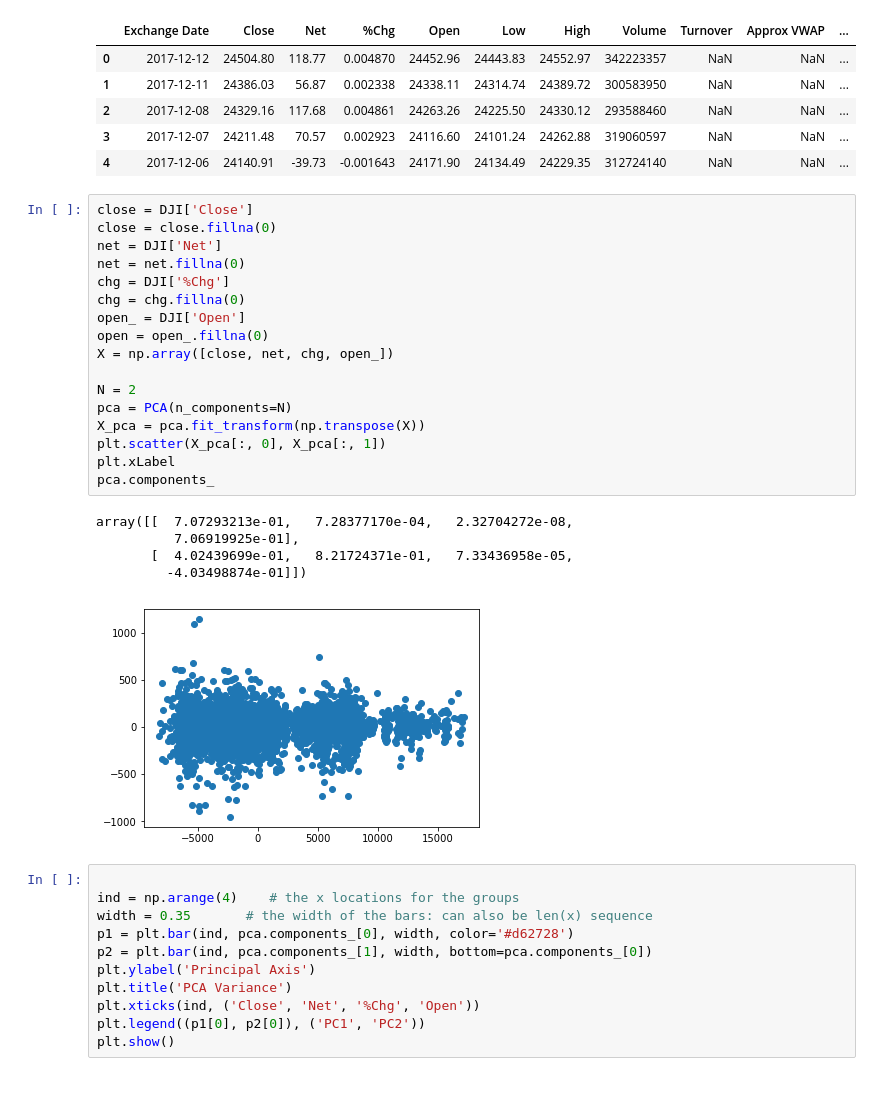
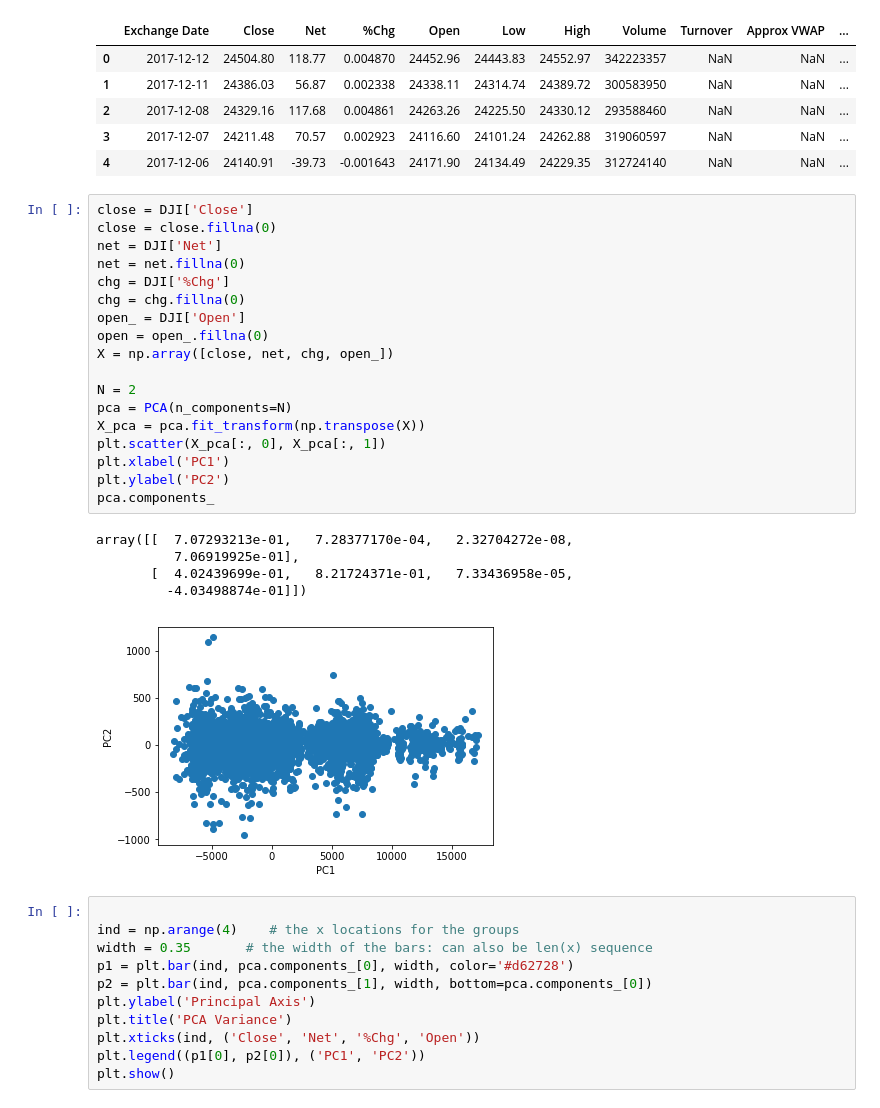
Before and after one commit to rgr02/VA_LabProject, a Jupyter notebook: VA_Lab.ipynb, the cells around one changed output. Cells and saved outputs as stored; diff of their text form.

Commit message:
Added axis to plot

```diff
--- a/VA_Lab.ipynb
+++ b/VA_Lab.ipynb
@@ -58,26 +58,27 @@ DJI.head()
 # %%
 close = DJI['Close']
 close = close.fillna(0)
 net = DJI['Net']
 net = net.fillna(0)
 chg = DJI['%Chg']
 chg = chg.fillna(0)
 open_ = DJI['Open']
 open = open_.fillna(0)
 X = np.array([close, net, chg, open_])
 
 N = 2
 pca = PCA(n_components=N)
 X_pca = pca.fit_transform(np.transpose(X))
 plt.scatter(X_pca[:, 0], X_pca[:, 1])
-plt.xLabel
+plt.xlabel('PC1')
+plt.ylabel('PC2')
 pca.components_
 # %% [output]
 array([[  7.07293213e-01,   7.28377170e-04,   2.32704272e-08,
           7.06919925e-01],
        [  4.02439699e-01,   8.21724371e-01,   7.33436958e-05,
          -4.03498874e-01]])
-[figure, old version]
+[figure, new version]
 # %%
 
 ind = np.arange(4)    # the x locations for the groups
```
